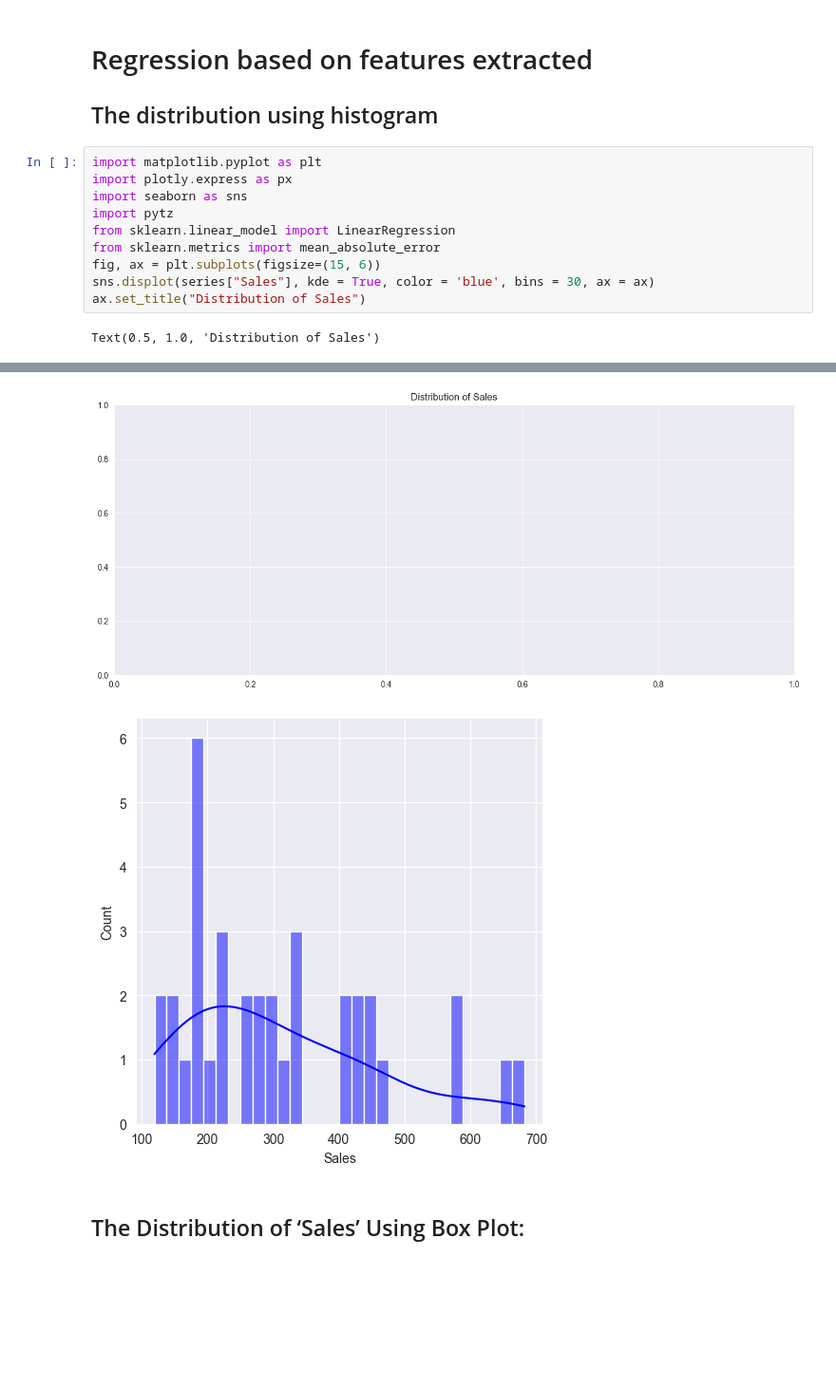
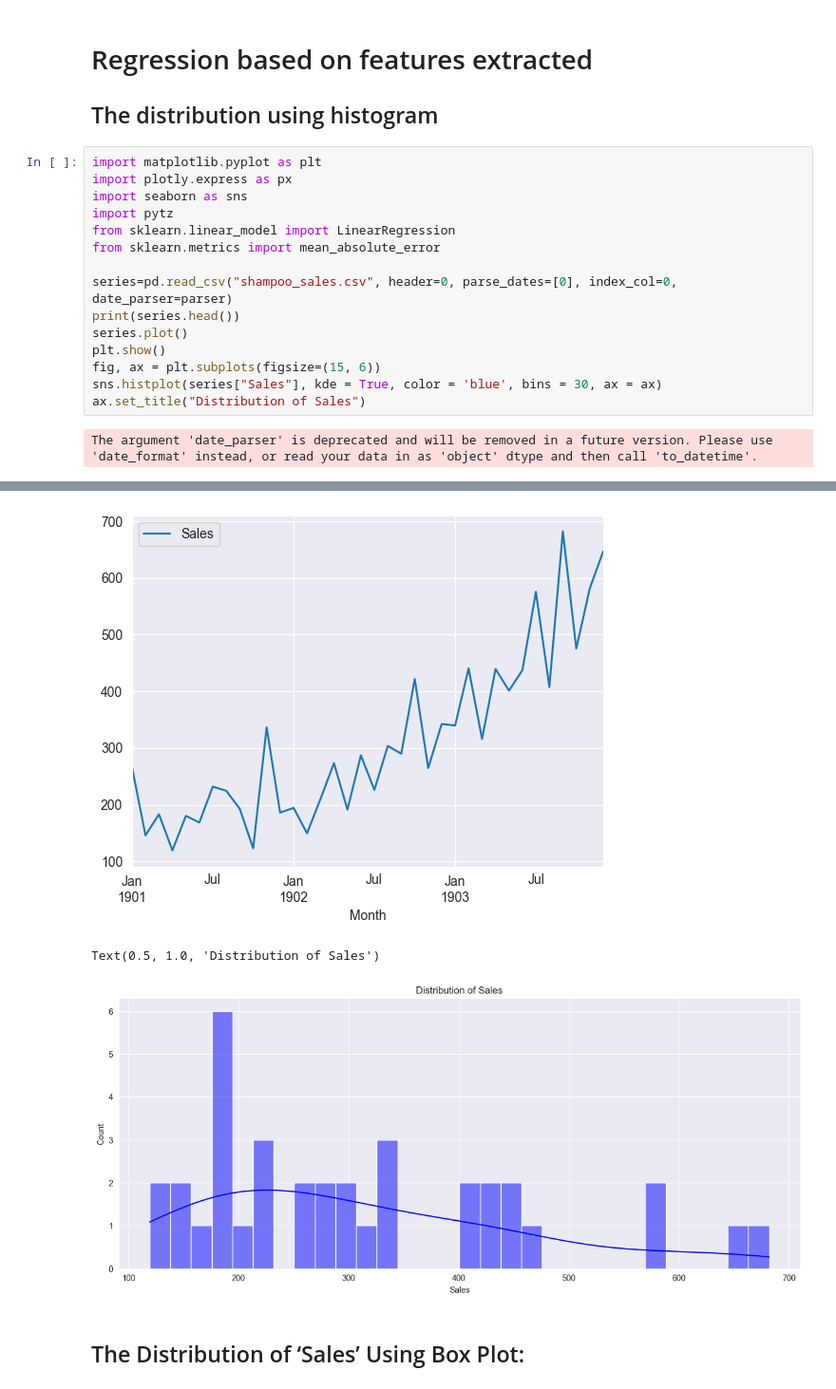
Before and after one commit to zoalfkardeeb/MLAlgo, a Jupyter notebook: TimeSeries.ipynb, the cells around one changed output, grey strips where cells are left out. Shown: that part at 95% size. Cells and saved outputs as stored; diff of their text form; blank space fills up the shorter version.

```diff
--- a/TimeSeries.ipynb
+++ b/TimeSeries.ipynb
@@ -263,8 +265,13 @@ import seaborn as sns
 import pytz
 from sklearn.linear_model import LinearRegression
 from sklearn.metrics import mean_absolute_error
+
+series=pd.read_csv("shampoo_sales.csv", header=0, parse_dates=[0], index_col=0, date_parser=parser)
+print(series.head())
+series.plot()
+plt.show()
 fig, ax = plt.subplots(figsize=(15, 6))
-sns.displot(series["Sales"], kde = True, color = 'blue', bins = 30, ax = ax)
+sns.histplot(series["Sales"], kde = True, color = 'blue', bins = 30, ax = ax)
 ax.set_title("Distribution of Sales")
 # %% [output]
-Text(0.5, 1.0, 'Distribution of Sales')
+The argument 'date_parser' is deprecated and will be removed in a future version. Please use 'date_format' instead, or read your data in as 'object' dtype and then call 'to_datetime'.
@@ -271,5 +285,6 @@ Text(0.5, 1.0, 'Distribution of Sales')
-[figure, old version]
+[figure, new version]
+Text(0.5, 1.0, 'Distribution of Sales')
-[figure, old version]
+[figure, new version]
 # %% [markdown]
 ## The Distribution of ‘Sales’  Using Box Plot:
 # %%
```
Also changed, not shown: parts of 8 cells of this notebook, 1 other file.
